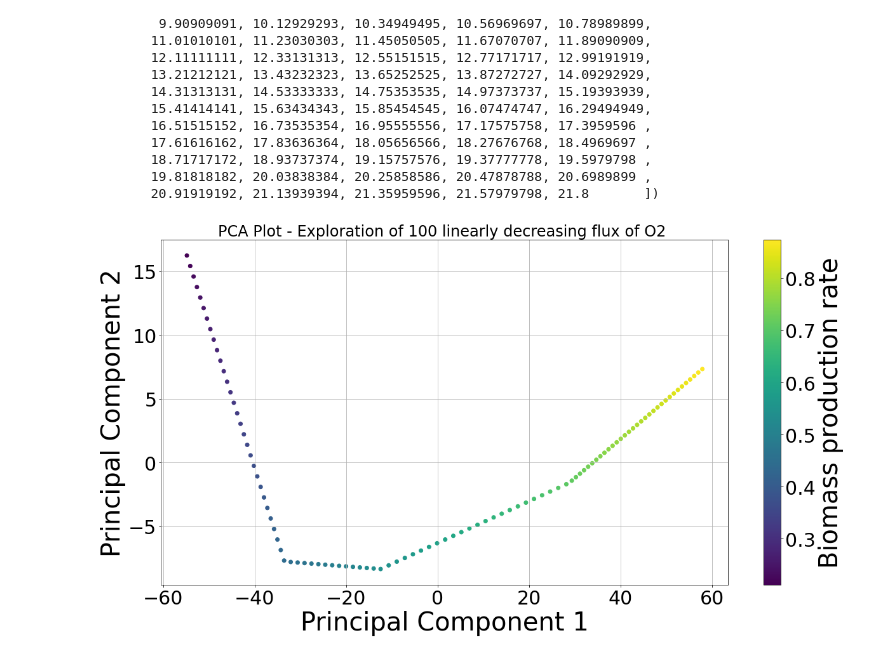
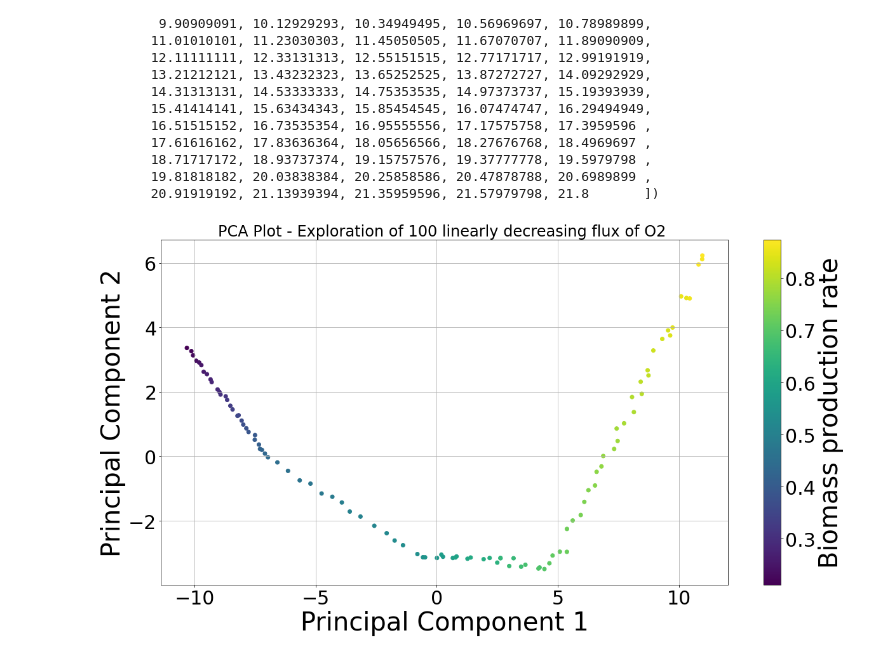
Before and after one commit to jaydeerafael/Metabolic-Trajectory-Inference, a Jupyter notebook: Metabolic_Trajectory.ipynb, the cells around one changed output. Cells and saved outputs as stored; diff of their text form; code cells hidden in the pictures.

```diff
--- a/Metabolic_Trajectory.ipynb
+++ b/Metabolic_Trajectory.ipynb
@@ -104,32 +105,34 @@ array([ 0.        ,  0.22020202,  0.44040404,  0.66060606,  0.88080808,
 # %%
 all_fluxes = []
 
 for flux in oxygen_fluxes:
     model.reactions.EX_o2_e.lower_bound = -flux
     solution = model.optimize()
     if solution.status == 'optimal':
         all_fluxes.append(solution.fluxes)
     else:
         all_fluxes.append([numpy.nan]*len(model.reactions))
 
-df = pandas.DataFrame(all_fluxes, columns = [r.id for r in model.reactions])
+df = pandas.DataFrame(all_fluxes, columns=[r.id for r in model.reactions])
 
-pca = PCA(n_components = 2)
-principalComponents = pca.fit_transform(df.fillna(0))  # fill NaN values with 0
-principalDf = pandas.DataFrame(data = principalComponents, columns = ['principal component 1',
-                                                                      'principal component 2'])
+scaler = StandardScaler()
+scaled_df = scaler.fit_transform(df.fillna(0))
+
+pca = PCA(n_components=2)
+principalComponents = pca.fit_transform(scaled_df)
+principalDf = pandas.DataFrame(data=principalComponents, columns=['principal component 1', 'principal component 2'])
 
 principalDf['Biomass production rate'] = resulting_fluxes
 
 fig, ax = matplotlib.pyplot.subplots(figsize = (20, 10))
 scatter = ax.scatter(principalDf['principal component 1'], principalDf['principal component 2'],
                      c = principalDf['Biomass production rate'], cmap = 'viridis')
 
 ax.set_xlabel('Principal Component 1')
 ax.set_ylabel('Principal Component 2')
 ax.set_title('PCA Plot - Exploration of 100 linearly decreasing flux of O2 ')
 fig.colorbar(scatter, ax = ax, label = 'Biomass production rate')
 ax.grid(True)
 matplotlib.pyplot.show()
 # %% [output]
-[figure, old version]
+[figure, new version]
```
Also changed, not shown: parts of 3 cells of this notebook.
